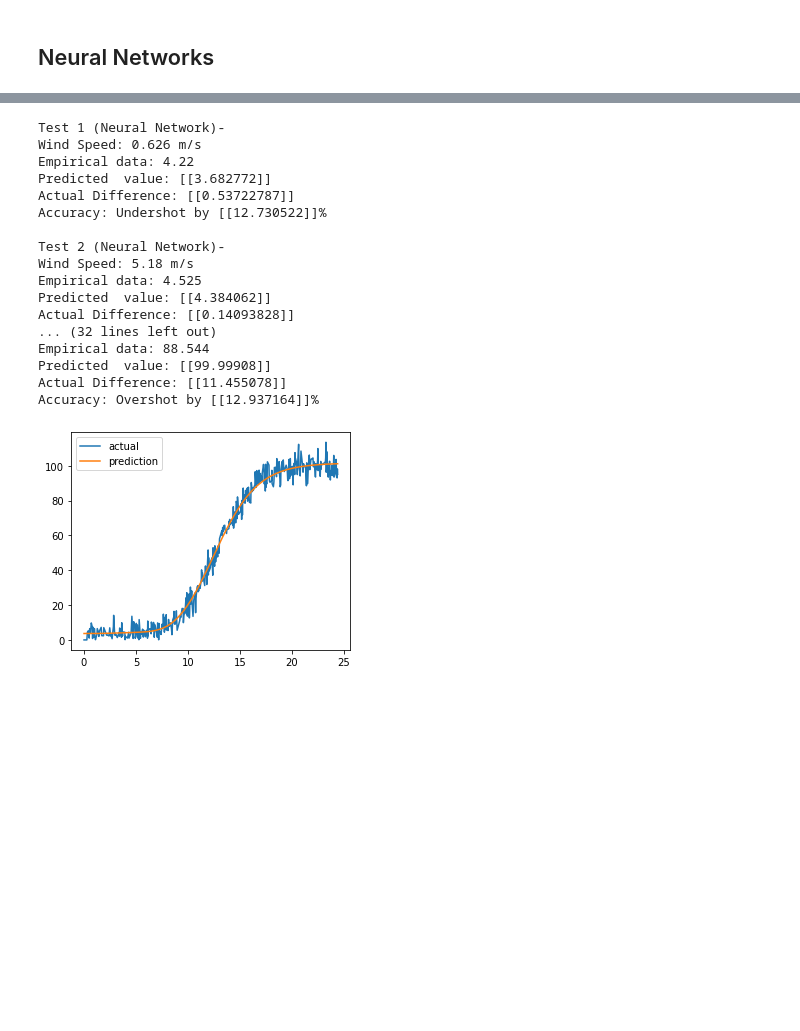
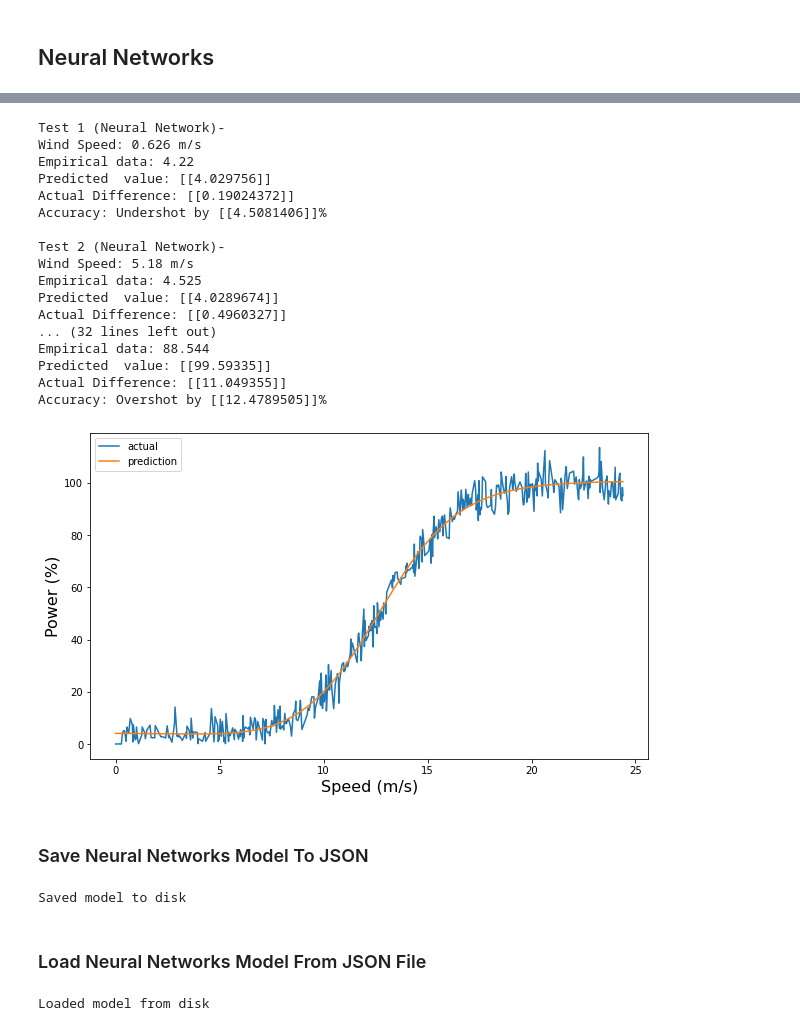
Before and after one commit to IanWafer/Machine-Learning-and-Statistics-Project, a Jupyter notebook: Machine Learning & Statistics Project.ipynb, the cells around one changed output, grey strips where cells are left out. Cells and saved outputs as stored; diff of their text form; code cells hidden in the pictures; blank space fills up the shorter version.

Commit message:
Model saved with JSONN added

```diff
--- a/Machine Learning & Statistics Project.ipynb
+++ b/Machine Learning & Statistics Project.ipynb
@@ -251,9 +263,10 @@ test = df
 
 # Train a different model.
 model = kr.models.Sequential()
-model.add(kr.layers.Dense(50, input_shape=(1,), activation='sigmoid', kernel_initializer="glorot_uniform", bias_initializer="glorot_uniform"))
+model.add(kr.layers.Dense(20, input_shape=(1,), activation='sigmoid', kernel_initializer="glorot_uniform", bias_initializer="glorot_uniform"))
 model.add(kr.layers.Dense(1, activation='linear', kernel_initializer="glorot_uniform", bias_initializer="glorot_uniform"))
-model.compile(kr.optimizers.Adam(lr=0.001), loss='mean_squared_error')
+#model.compile(kr.optimizers.Adam(lr=0.001), loss='mean_squared_error')
+model.compile('adam', loss='mean_squared_error') #Test
 
 # Fit the data.
 model.fit(poly['speed'], poly['power'], epochs=500, batch_size=10)
@@ -297,24 +310,58 @@ print(f'\nTest 7 (Neural Network)-\nWind Speed: {test7} m/s\nEmpirical data: {em
 Test 1 (Neural Network)-
 Wind Speed: 0.626 m/s
 Empirical data: 4.22
-Predicted  value: [[3.682772]]
-Actual Difference: [[0.53722787]]
-Accuracy: Undershot by [[12.730522]]%
+Predicted  value: [[4.029756]]
+Actual Difference: [[0.19024372]]
+Accuracy: Undershot by [[4.5081406]]%
 
 Test 2 (Neural Network)-
 Wind Speed: 5.18 m/s
 Empirical data: 4.525
-Predicted  value: [[4.384062]]
-Actual Difference: [[0.14093828]]
+Predicted  value: [[4.0289674]]
+Actual Difference: [[0.4960327]]
 ... (32 lines left out)
 Empirical data: 88.544
-Predicted  value: [[99.99908]]
-Actual Difference: [[11.455078]]
-Accuracy: Overshot by [[12.937164]]%
+Predicted  value: [[99.59335]]
+Actual Difference: [[11.049355]]
+Accuracy: Overshot by [[12.4789505]]%
 # %%
 # Graph prediction
+plt.figure(figsize=(10,6))
 plt.plot(poly['speed'], poly['power'], label='actual')
 plt.plot(poly['speed'], model.predict(poly['speed']), label='prediction')
-plt.legend();
+plt.xlabel('Speed (m/s)',fontsize=16)
+plt.ylabel('Power (%)',fontsize=16)
+plt.legend()
+plt.show()
 # %% [output]
-[figure, old version]
+[figure, new version]
+# %% [markdown]
+### Save Neural Networks Model To JSON
+# %%
+# https://machinelearningmastery.com/save-load-keras-deep-learning-models/
+
+# serialize model to JSON
+model_json = model.to_json()
+with open("model.json", "w") as json_file:
+    json_file.write(model_json)
+
+# serialize weights to HDF5
+model.save_weights("model.h5")
+print("Saved model to disk")
+# %% [output]
+Saved model to disk
+# %% [markdown]
+### Load Neural Networks Model From JSON File
+# %%
+from tensorflow.keras.models import model_from_json
+
+# load json and create model
+json_file = open('model.json', 'r')
+loaded_model_json = json_file.read()
+json_file.close()
+loaded_model = model_from_json(loaded_model_json)
+# load weights into new model
+loaded_model.load_weights("model.h5")
+print("Loaded model from disk")
+# %% [output]
+Loaded model from disk
```
Also changed, not shown: parts of 9 cells of this notebook, 4 other files.
